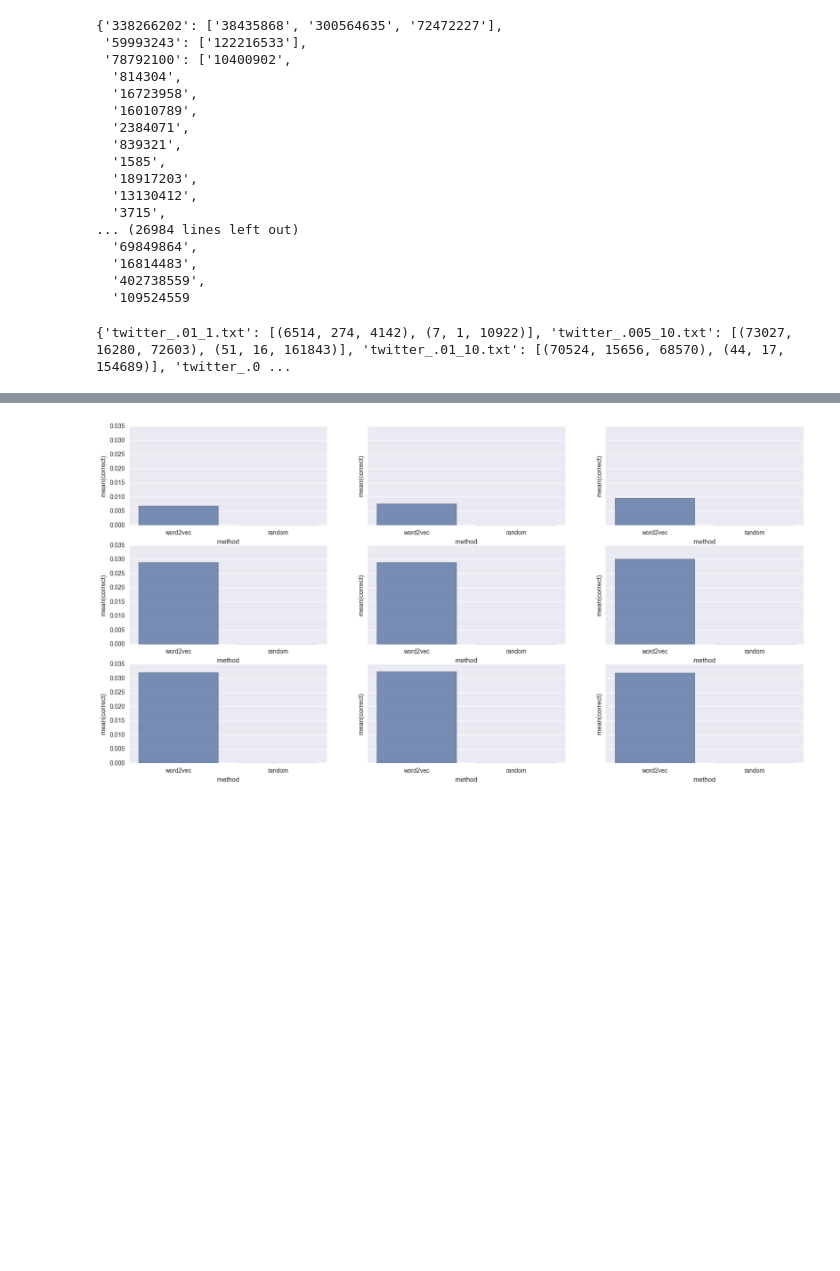
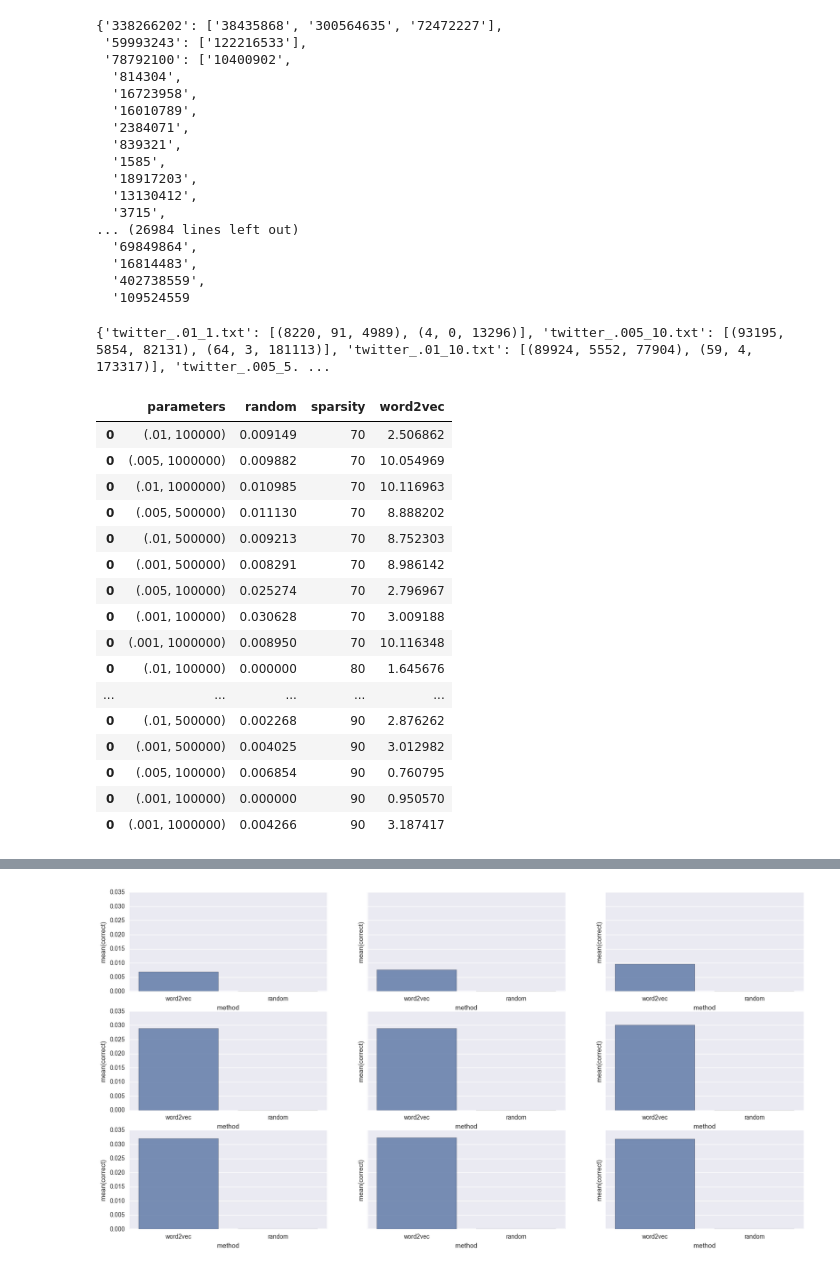
Before and after one commit to bitterlozenges/mitz2vec, a Jupyter notebook: snap2vec.ipynb, the cells around one changed output, grey strips where cells are left out. Saved outputs shown, nothing was run; the diff lists cells and outputs as text; code cells hidden in the pictures; blank space fills up the shorter version.

```diff
--- a/snap2vec.ipynb
+++ b/snap2vec.ipynb
@@ -273,14 +273,47 @@ def comparisonPlot(comparisonPercentage):
     return accuracyDict
 # %%
 dict70 = comparisonPlot(70)
-# %%
-print(dict70)
-# %% [output]
-{'twitter_.01_1.txt': [(6514, 274, 4142), (7, 1, 10922)], 'twitter_.005_10.txt': [(73027, 16280, 72603), (51, 16, 161843)], 'twitter_.01_10.txt': [(70524, 15656, 68570), (44, 17, 154689)], 'twitter_.0 ...
 # %%
 dict80 = comparisonPlot(80)
 # %%
 dict90 = (comparisonPlot(90))
+# %%
+print(dict90)
+# %% [output]
+{'twitter_.01_1.txt': [(8220, 91, 4989), (4, 0, 13296)], 'twitter_.005_10.txt': [(93195, 5854, 82131), (64, 3, 181113)], 'twitter_.01_10.txt': [(89924, 5552, 77904), (59, 4, 173317)], 'twitter_.005_5. ...
+# %%
+def genDF(dictList):
+    df = []
+    for i, dct in enumerate(dictList):
+        for k, v in dct.items():
+            params = k.split('_')[1], int(k.split('_')[2][:-4]) * 100000
+            total = sum(v[0])
+            word2vec = float(v[0][1]) / total * 100
+            random = float(v[1][1]) / total * 100
+            new_df = pd.DataFrame({'word2vec': [word2vec], 'random': [random], 'sparsity': [(i * 10) + 70] , 'parameters': [params]})
+            df.append(new_df)
+    return pd.concat(df)
+# %%
+newdf = genDF([dict70, dict80, dict90])
+newdf
+# %% [output]
+|  | parameters | random | sparsity | word2vec |
+| 0 | (.01, 100000) | 0.009149 | 70 | 2.506862 |
+| 0 | (.005, 1000000) | 0.009882 | 70 | 10.054969 |
+| 0 | (.01, 1000000) | 0.010985 | 70 | 10.116963 |
+| 0 | (.005, 500000) | 0.011130 | 70 | 8.888202 |
+| 0 | (.01, 500000) | 0.009213 | 70 | 8.752303 |
+| 0 | (.001, 500000) | 0.008291 | 70 | 8.986142 |
+| 0 | (.005, 100000) | 0.025274 | 70 | 2.796967 |
+| 0 | (.001, 100000) | 0.030628 | 70 | 3.009188 |
+| 0 | (.001, 1000000) | 0.008950 | 70 | 10.116348 |
+| 0 | (.01, 100000) | 0.000000 | 80 | 1.645676 |
+| ... | ... | ... | ... | ... |
+| 0 | (.01, 500000) | 0.002268 | 90 | 2.876262 |
+| 0 | (.001, 500000) | 0.004025 | 90 | 3.012982 |
+| 0 | (.005, 100000) | 0.006854 | 90 | 0.760795 |
+| 0 | (.001, 100000) | 0.000000 | 90 | 0.950570 |
+| 0 | (.001, 1000000) | 0.004266 | 90 | 3.187417 |
 # %%
 def genDataFrames(comparisonDict):
     order_mapping = {'.01': 0,'.005': 1, '.001': 2, '1': 0, '5': 1, '10': 2}
```
Also changed, not shown: parts of 5 cells of this notebook.
